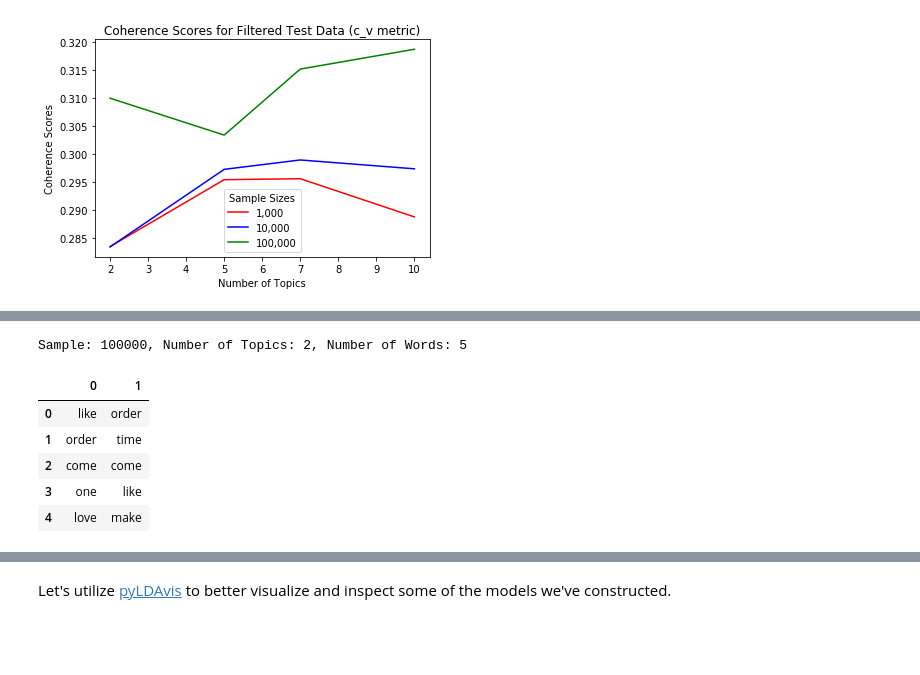
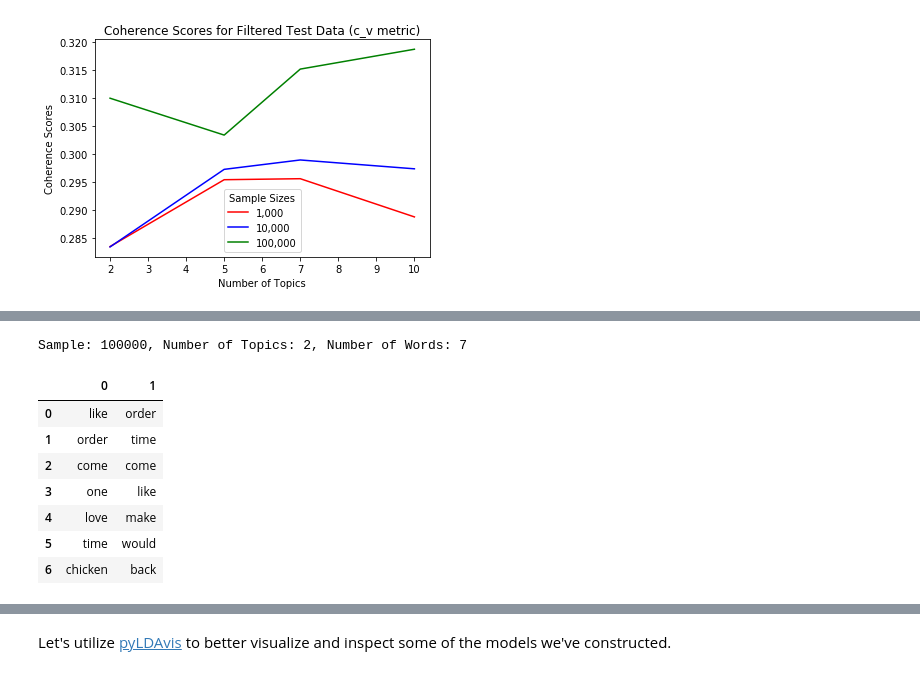
Before and after one commit to walkerpage/springboard, a Jupyter notebook: Capstone_Projects/Capstone_Project_2/Code/Capstone_Project_2_Extended_Modeling.ipynb, the cells around one changed output, grey strips where cells are left out. Drawn from its saved outputs; the diff is of its cells as text; code cells hidden in the pictures; blank space fills up the shorter version.

```diff
--- a/Capstone_Projects/Capstone_Project_2/Code/Capstone_Project_2_Extended_Modeling.ipynb
+++ b/Capstone_Projects/Capstone_Project_2/Code/Capstone_Project_2_Extended_Modeling.ipynb
@@ -513,10 +593,12 @@ Let's visually inspect some of the best performing refined models.
 # %%
-get_dataframe(filtered_models_100_000[0], 2, 100_000, 5)
+get_dataframe(filtered_models_100_000[0], 2, 100_000, 7)
 # %% [output]
-Sample: 100000, Number of Topics: 2, Number of Words: 5
+Sample: 100000, Number of Topics: 2, Number of Words: 7
 |  | 0 | 1 |
 | 0 | like | order |
 | 1 | order | time |
 | 2 | come | come |
 | 3 | one | like |
 | 4 | love | make |
+| 5 | time | would |
+| 6 | chicken | back |
```
Also changed, not shown: parts of 16 cells of this notebook.
